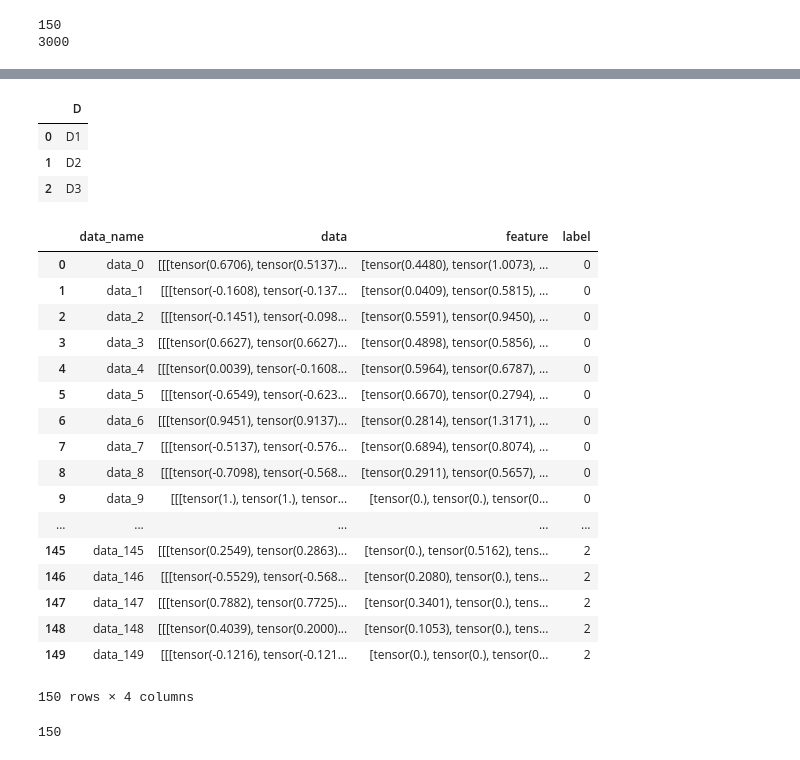
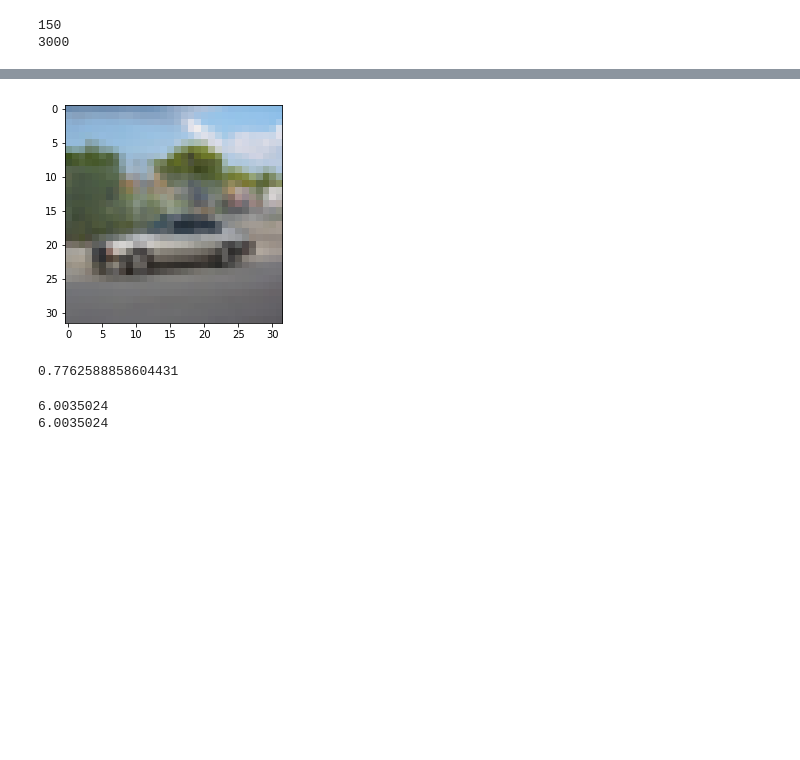
Before and after one commit to takitaki7474/m2-research-prototype, a Jupyter notebook: notebook/feature_selection.ipynb, the cells around one changed output, grey strips where cells are left out. Cells and saved outputs as stored; diff of their text form; code cells hidden in the pictures; blank space fills up the shorter version.

```diff
--- a/notebook/feature_selection.ipynb
+++ b/notebook/feature_selection.ipynb
@@ -129,12 +129,6 @@ df["data_name"] = df_data_name
 df["data"] = df_data
 df["feature"] = df_features
 df["label"] = df_labels
-# %%
-import pandas as pd
-
-df = pd.DataFrame({'A': ['A1', 'A2', 'A3'],
-                   'B': ['B1', 'B2', 'B3'],
-                   'C': ['C1', 'C2', 'C3']})
 # %%
 df
 # %% [output]
@@ -145,2 +152,0 @@ df
-# %%
-df["D"] = ["D1","D2","D3"]
@@ -154,34 +153,13 @@ df
-# %%
-df = pd.DataFrame()
-# %%
-df
-# %% [output]
-|  | D |
-| 0 | D1 |
-| 1 | D2 |
-| 2 | D3 |
-# %%
-df
-# %% [output]
-|  | data_name | data | feature | label |
-| 0 | data_0 | [[[tensor(0.6706), tensor(0.5137)... | [tensor(0.4480), tensor(1.0073), ... | 0 |
-| 1 | data_1 | [[[tensor(-0.1608), tensor(-0.137... | [tensor(0.0409), tensor(0.5815), ... | 0 |
-| 2 | data_2 | [[[tensor(-0.1451), tensor(-0.098... | [tensor(0.5591), tensor(0.9450), ... | 0 |
-| 3 | data_3 | [[[tensor(0.6627), tensor(0.6627)... | [tensor(0.4898), tensor(0.5856), ... | 0 |
-| 4 | data_4 | [[[tensor(0.0039), tensor(-0.1608... | [tensor(0.5964), tensor(0.6787), ... | 0 |
-| 5 | data_5 | [[[tensor(-0.6549), tensor(-0.623... | [tensor(0.6670), tensor(0.2794), ... | 0 |
-| 6 | data_6 | [[[tensor(0.9451), tensor(0.9137)... | [tensor(0.2814), tensor(1.3171), ... | 0 |
-| 7 | data_7 | [[[tensor(-0.5137), tensor(-0.576... | [tensor(0.6894), tensor(0.8074), ... | 0 |
-| 8 | data_8 | [[[tensor(-0.7098), tensor(-0.568... | [tensor(0.2911), tensor(0.5657), ... | 0 |
-| 9 | data_9 | [[[tensor(1.), tensor(1.), tensor... | [tensor(0.), tensor(0.), tensor(0... | 0 |
-| ... | ... | ... | ... | ... |
-| 145 | data_145 | [[[tensor(0.2549), tensor(0.2863)... | [tensor(0.), tensor(0.5162), tens... | 2 |
-| 146 | data_146 | [[[tensor(-0.5529), tensor(-0.568... | [tensor(0.2080), tensor(0.), tens... | 2 |
-| 147 | data_147 | [[[tensor(0.7882), tensor(0.7725)... | [tensor(0.3401), tensor(0.), tens... | 2 |
-| 148 | data_148 | [[[tensor(0.4039), tensor(0.2000)... | [tensor(0.1053), tensor(0.), tens... | 2 |
-| 149 | data_149 | [[[tensor(-0.1216), tensor(-0.121... | [tensor(0.), tensor(0.), tensor(0... | 2 |
-150 rows × 4 columns
-# %%
-len(df)
-# %% [output]
-150
+# %%
+import matplotlib.pyplot as plt
+import numpy as np
+
+def imshow(img):
+    img = img / 2 + 0.5
+    npimg = img.numpy()
+    plt.imshow(np.transpose(npimg, (1, 2, 0)))
+    plt.show()
+# %%
+imshow(torchvision.utils.make_grid(df["data"][1]))
+# %% [output]
+[figure, added]
@@ -187,0 +170,14 @@ len(df)
+# %%
+# コサイン類似度 1が最も似ている, -1が最も離れている
+1- dis.cosine(df["feature"][0], df["feature"][1])
+# %% [output]
+0.7762588858604431
+# %%
+# ユークリッド距離
+a = np.asarray(df["feature"][0])
+b = np.asarray(df["feature"][1])
+print(np.sqrt(np.power(a-b, 2).sum()))
+print(np.sqrt(((a-b)**2).sum()))
+# %% [output]
+6.0035024
+6.0035024
```
Also changed, not shown: parts of 4 cells of this notebook.
